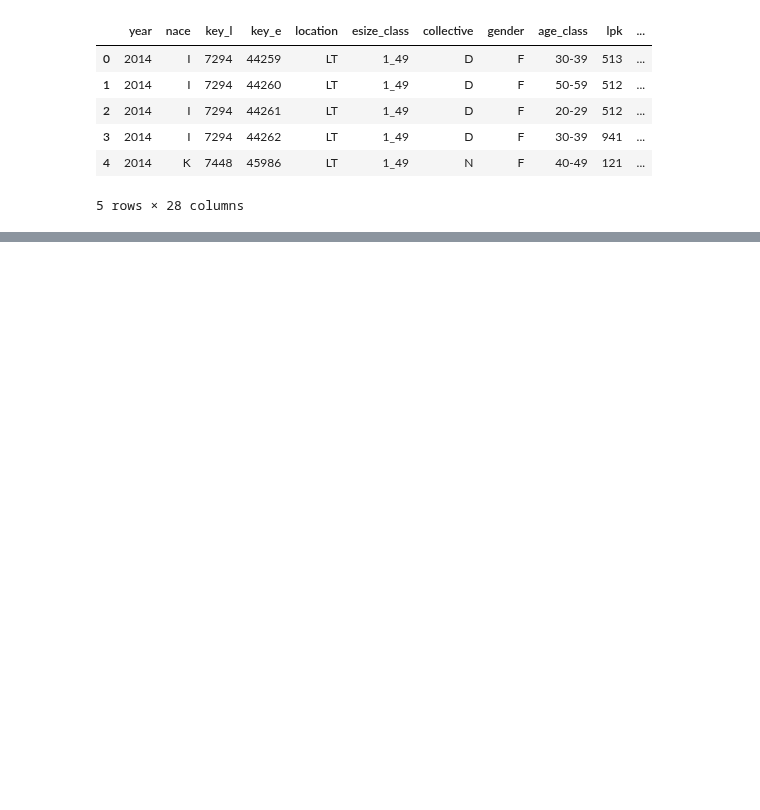
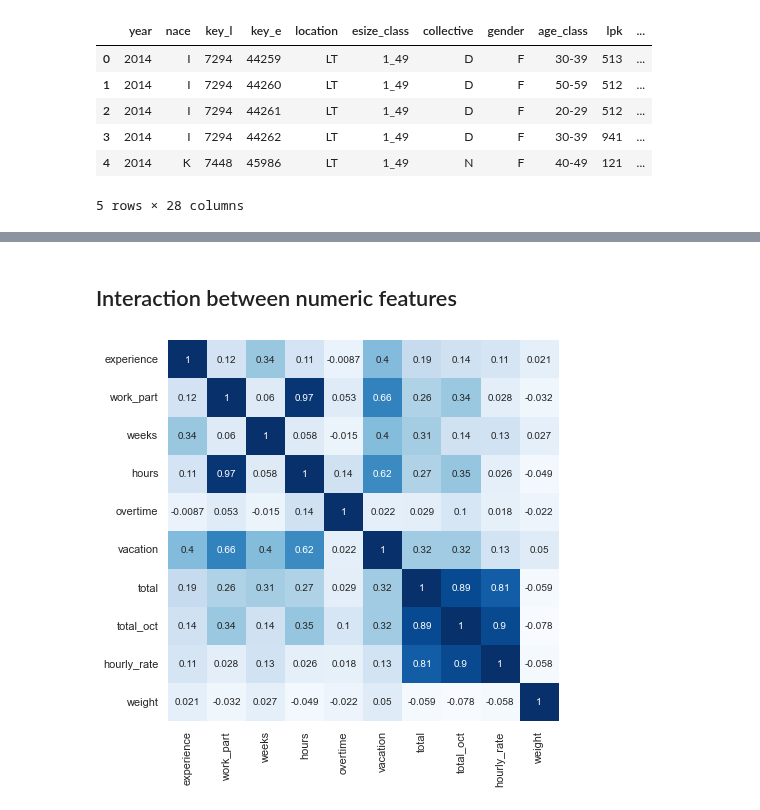
Before and after one commit to EdvinasStonevicius/LT-national-salary-analysis, a Jupyter notebook: python/Initial_exploration.ipynb, the cells around one changed output, grey strips where cells are left out. Drawn from its saved outputs; the diff is of its cells as text; code cells hidden in the pictures; blank space fills up the shorter version.

```diff
--- a/python/Initial_exploration.ipynb
+++ b/python/Initial_exploration.ipynb
@@ -2,6 +2,8 @@
 import pandas as pd
 import numpy as np
 import matplotlib.pyplot as plt
+import seaborn as sns
+sns.set_theme(rc={"figure.figsize":(12, 4)})
 # %%
 data = pd.read_csv('../Data/SQLout_employees.csv')
 data.head()
@@ -35,0 +40,3 @@ dtype: object
+# %%
+data['year'] = data['year'].astype('object')
+data['lpk'] = data['lpk'].astype('object')
@@ -35,0 +58,5 @@ dtype: object
+# %%
+num_cols = data.select_dtypes('number').columns.to_list()
+for col in ['key_e','key_l','gross_salary_oct', 'bonuses_oct', 'bonuses_add_oct', 'gross_salary', 'bonuses']:
+    num_cols.remove(col)
+num_cols
@@ -35,0 +74,7 @@ dtype: object
+# %% [markdown]
+## Interaction between numeric features
+# %%
+plt.figure(figsize = (7, 7))
+sns.heatmap(data[num_cols].corr(), annot=True, cmap='Blues', cbar=False);
+# %% [output]
+[figure, added]
```
Also changed, not shown: parts of 32 cells of this notebook, 1 other file.
